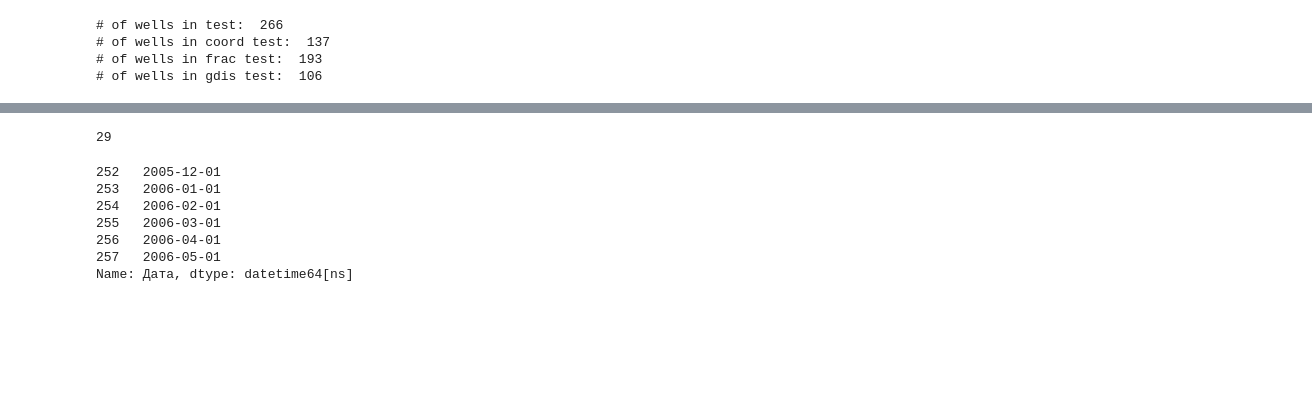
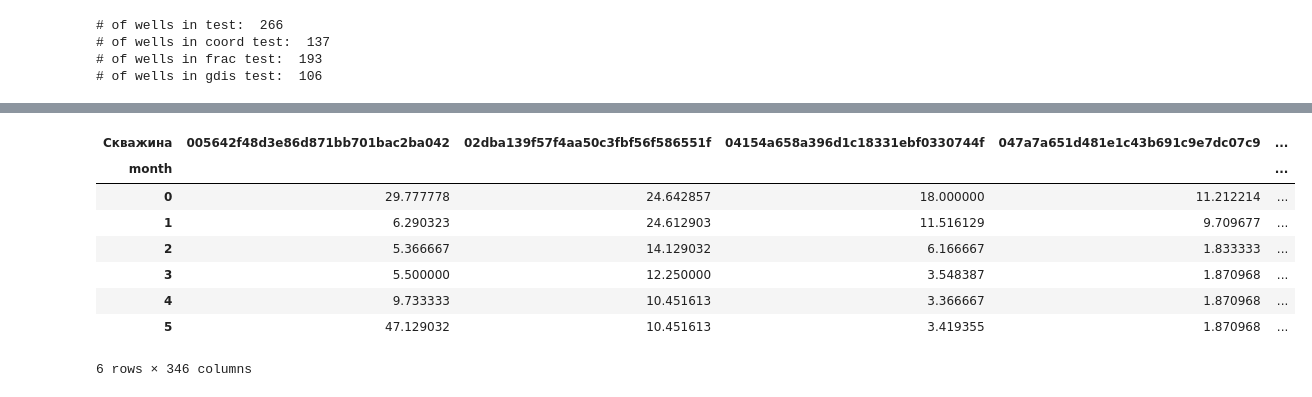
Before and after one commit to koskotG/gpn_comp, a Jupyter notebook: kg_eda.ipynb, the cells around one changed output, grey strips where cells are left out. Saved outputs shown, nothing was run; the diff lists cells and outputs as text; code cells hidden in the pictures; blank space fills up the shorter version.

```diff
--- a/kg_eda.ipynb
+++ b/kg_eda.ipynb
@@ -185,4 +164,0 @@ print(last_index)
-# %%
-df_well_train['liq_rate'].first_valid_index().day
-# %% [output]
-29
@@ -195,10 +165,3 @@ def conv_date(x):
-# %%
-df_well_train['Дата'].apply(conv_date)
-# %% [output]
-252   2005-12-01
-253   2006-01-01
-254   2006-02-01
-255   2006-03-01
-256   2006-04-01
-257   2006-05-01
-Name: Дата, dtype: datetime64[ns]
+# %%
+df_train_temp = df_train_temp[~df_train_temp['Скважина'].isin(ValueError_wells)]
+df_train_temp = df_train_temp[~df_train_temp['Скважина'].isin(AttributeError_wells)]
@@ -204,0 +182,12 @@ Name: Дата, dtype: datetime64[ns]
+# %%
+df_liq_train.loc[:, (df_liq_train.iloc[0,:] - df_liq_train.iloc[1,:]) > 0]
+# %% [output]
+| Скважина | 005642f48d3e86d871bb701bac2ba042 | 02dba139f57f4aa50c3fbf56f586551f | 04154a658a396d1c18331ebf0330744f | 047a7a651d481e1c43b691c9e7dc07c9 | ... |
+| month |  |  |  |  | ... |
+| 0 | 29.777778 | 24.642857 | 18.000000 | 11.212214 | ... |
+| 1 | 6.290323 | 24.612903 | 11.516129 | 9.709677 | ... |
+| 2 | 5.366667 | 14.129032 | 6.166667 | 1.833333 | ... |
+| 3 | 5.500000 | 12.250000 | 3.548387 | 1.870968 | ... |
+| 4 | 9.733333 | 10.451613 | 3.366667 | 1.870968 | ... |
+| 5 | 47.129032 | 10.451613 | 3.419355 | 1.870968 | ... |
+6 rows × 346 columns
```
Also changed, not shown: parts of 33 cells of this notebook.
